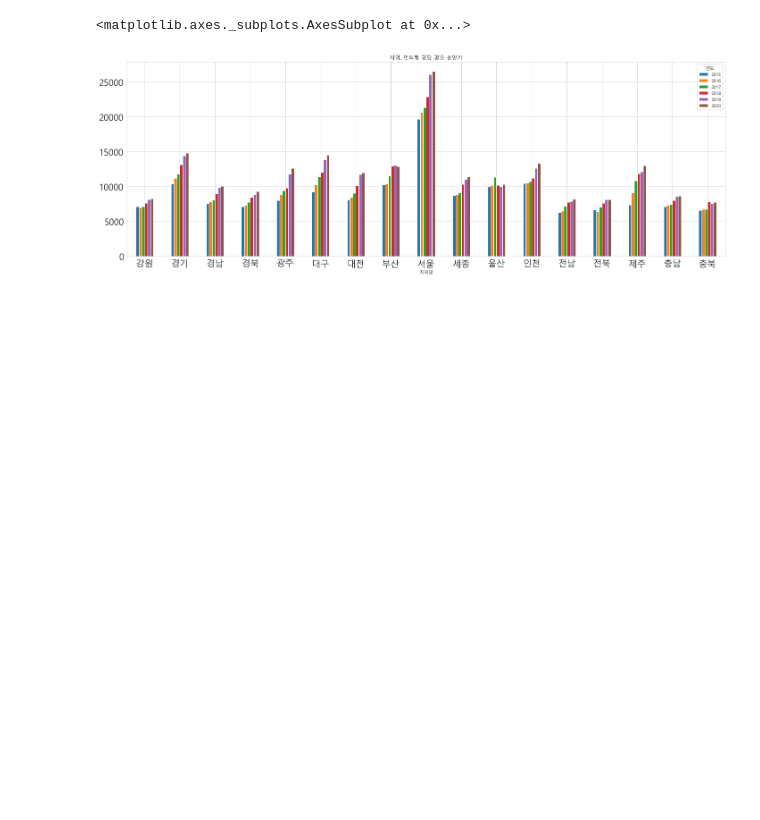
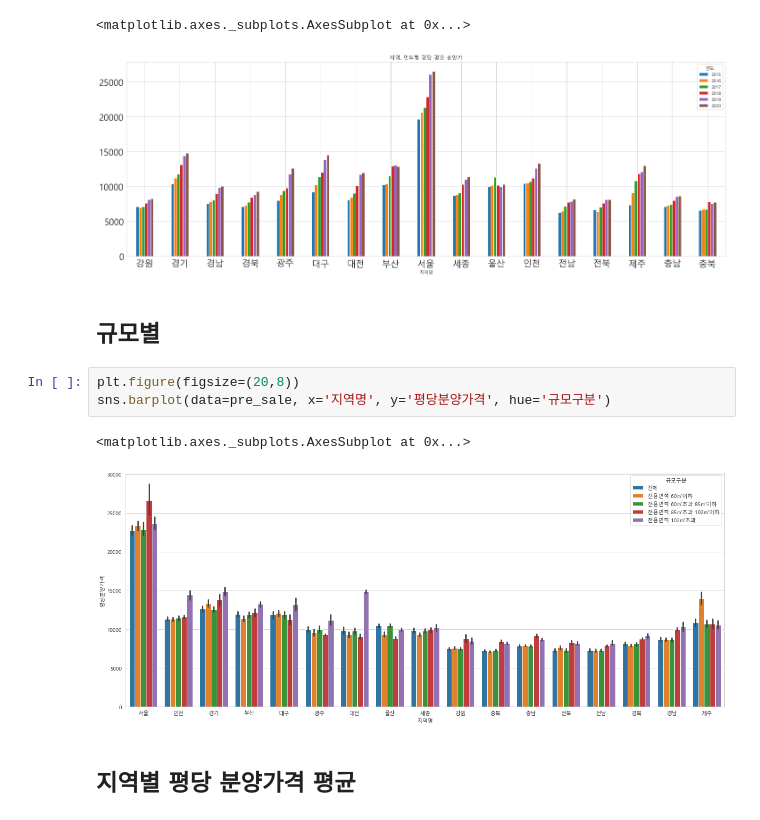
Before and after one commit to kamzzang/OpenDataAnalysis, a Jupyter notebook: Apt_presale_price_analysis.ipynb, the cells around one changed output. Cells and saved outputs as stored; diff of their text form; blank space fills up the shorter version.

```diff
--- a/Apt_presale_price_analysis.ipynb
+++ b/Apt_presale_price_analysis.ipynb
@@ -312,3 +312,13 @@ df_year_region.plot.bar(figsize=(24,8),
 # %% [output]
 <matplotlib.axes._subplots.AxesSubplot at 0x...>
 [figure]
+# %% [markdown]
+## 규모별
+# %%
+plt.figure(figsize=(20,8))
+sns.barplot(data=pre_sale, x='지역명', y='평당분양가격', hue='규모구분')
+# %% [output]
+<matplotlib.axes._subplots.AxesSubplot at 0x...>
+[figure, added]
+# %% [markdown]
+## 지역별 평당 분양가격 평균
```
Also changed, not shown: parts of 30 cells of this notebook.
